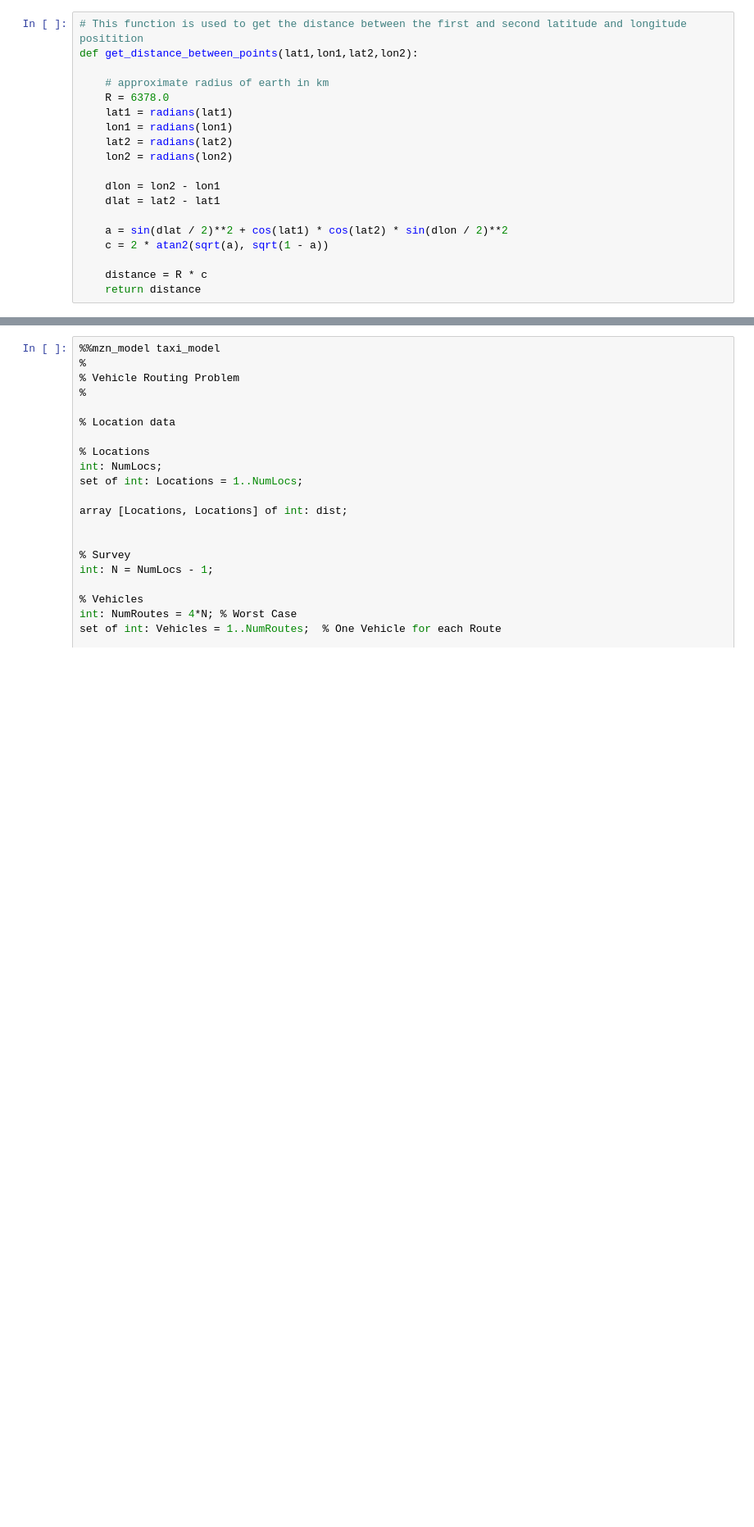
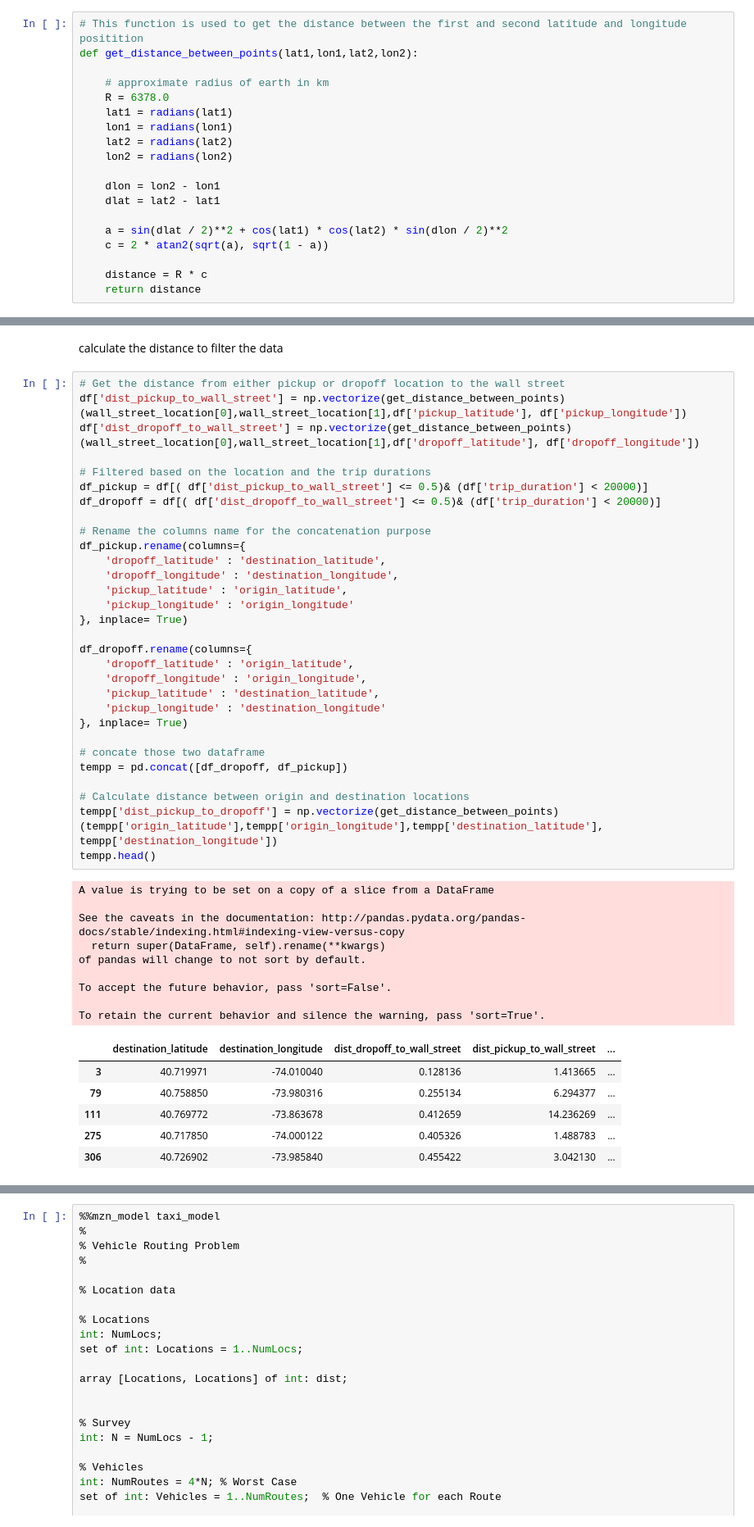
Before and after one commit to lucasPDY/Machine-Learning-with-MiniZinc, a Jupyter notebook: Taxi/new_taxi.ipynb, the cells around one changed output, grey strips where cells are left out. Shown at 82% size. Saved outputs shown, nothing was run; the diff lists cells and outputs as text; blank space fills up the shorter version.

```diff
--- a/Taxi/new_taxi.ipynb
+++ b/Taxi/new_taxi.ipynb
@@ -140,0 +103,48 @@ From this data, we will only use its location (dropoff_longitude and dropoff_lat
+# %% [markdown]
+calculate the distance to filter the data
+# %%
+# Get the distance from either pickup or dropoff location to the wall street
+df['dist_pickup_to_wall_street'] = np.vectorize(get_distance_between_points)(wall_street_location[0],wall_street_location[1],df['pickup_latitude'], df['pickup_longitude'])
+df['dist_dropoff_to_wall_street'] = np.vectorize(get_distance_between_points)(wall_street_location[0],wall_street_location[1],df['dropoff_latitude'], df['dropoff_longitude'])
+
+# Filtered based on the location and the trip durations
+df_pickup = df[( df['dist_pickup_to_wall_street'] <= 0.5)& (df['trip_duration'] < 20000)]
+df_dropoff = df[( df['dist_dropoff_to_wall_street'] <= 0.5)& (df['trip_duration'] < 20000)]
+
+# Rename the columns name for the concatenation purpose
+df_pickup.rename(columns={
+    'dropoff_latitude' : 'destination_latitude',
+    'dropoff_longitude' : 'destination_longitude',
+    'pickup_latitude' : 'origin_latitude',
+    'pickup_longitude' : 'origin_longitude'
+}, inplace= True)
+
+df_dropoff.rename(columns={
+    'dropoff_latitude' : 'origin_latitude',
+    'dropoff_longitude' : 'origin_longitude',
+    'pickup_latitude' : 'destination_latitude',
+    'pickup_longitude' : 'destination_longitude'
+}, inplace= True)
+
+# concate those two dataframe
+tempp = pd.concat([df_dropoff, df_pickup])
+
+# Calculate distance between origin and destination locations
+tempp['dist_pickup_to_dropoff'] = np.vectorize(get_distance_between_points)(tempp['origin_latitude'],tempp['origin_longitude'],tempp['destination_latitude'], tempp['destination_longitude'])
+tempp.head()
+# %% [output]
+A value is trying to be set on a copy of a slice from a DataFrame
+
+See the caveats in the documentation: http://pandas.pydata.org/pandas-docs/stable/indexing.html#indexing-view-versus-copy
+  return super(DataFrame, self).rename(**kwargs)
+of pandas will change to not sort by default.
+
+To accept the future behavior, pass 'sort=False'.
+
+To retain the current behavior and silence the warning, pass 'sort=True'.
+|  | destination_latitude | destination_longitude | dist_dropoff_to_wall_street | dist_pickup_to_wall_street | ... |
+| 3 | 40.719971 | -74.010040 | 0.128136 | 1.413665 | ... |
+| 79 | 40.758850 | -73.980316 | 0.255134 | 6.294377 | ... |
+| 111 | 40.769772 | -73.863678 | 0.412659 | 14.236269 | ... |
+| 275 | 40.717850 | -74.000122 | 0.405326 | 1.488783 | ... |
+| 306 | 40.726902 | -73.985840 | 0.455422 | 3.042130 | ... |
```
Also changed, not shown: parts of 49 cells of this notebook.
